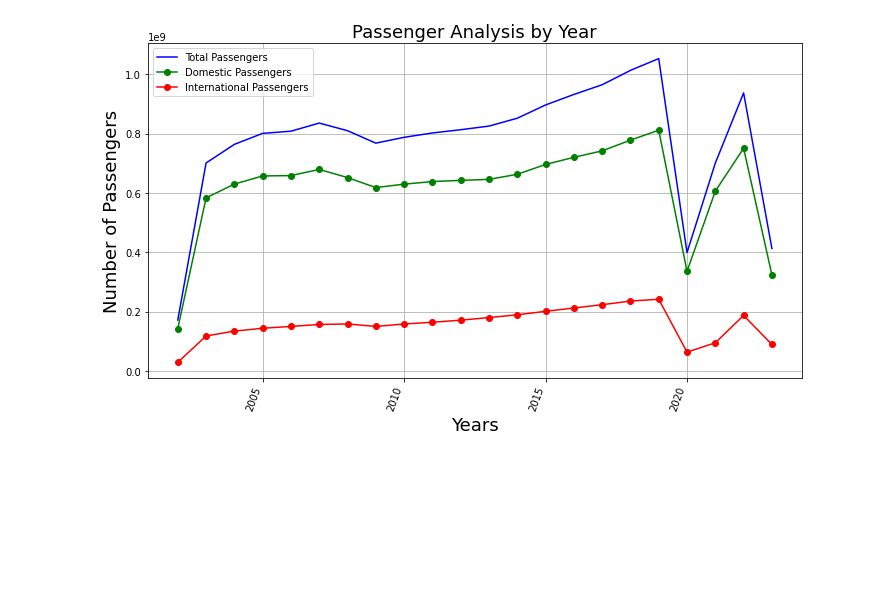
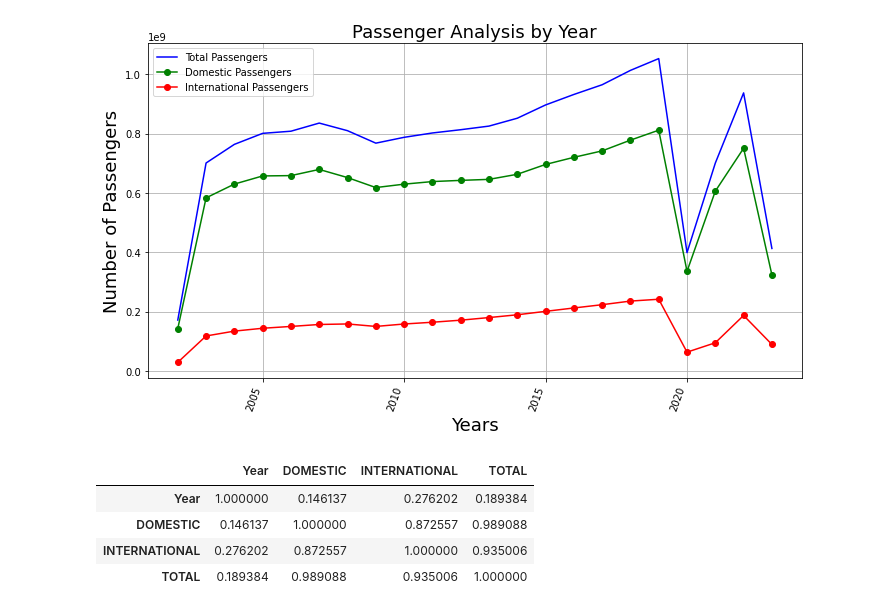
Before and after one commit to Zaiddc/Air-Travel-Occupancy-Analysis-and-Forecasting, a Jupyter notebook: main.ipynb, the cells around one changed output. Saved outputs shown, nothing was run; the diff lists cells and outputs as text; code cells hidden in the pictures; blank space fills up the shorter version.

```diff
--- a/main.ipynb
+++ b/main.ipynb
@@ -113,3 +118,12 @@ plt.tight_layout()
 plt.show()
 # %% [output]
 [figure]
+# %%
+corr = df[['Year','DOMESTIC','INTERNATIONAL', 'TOTAL']].corr()
+corr
+# %% [output]
+|  | Year | DOMESTIC | INTERNATIONAL | TOTAL |
+| Year | 1.000000 | 0.146137 | 0.276202 | 0.189384 |
+| DOMESTIC | 0.146137 | 1.000000 | 0.872557 | 0.989088 |
+| INTERNATIONAL | 0.276202 | 0.872557 | 1.000000 | 0.935006 |
+| TOTAL | 0.189384 | 0.989088 | 0.935006 | 1.000000 |
```
Also changed, not shown: parts of 13 cells of this notebook.
